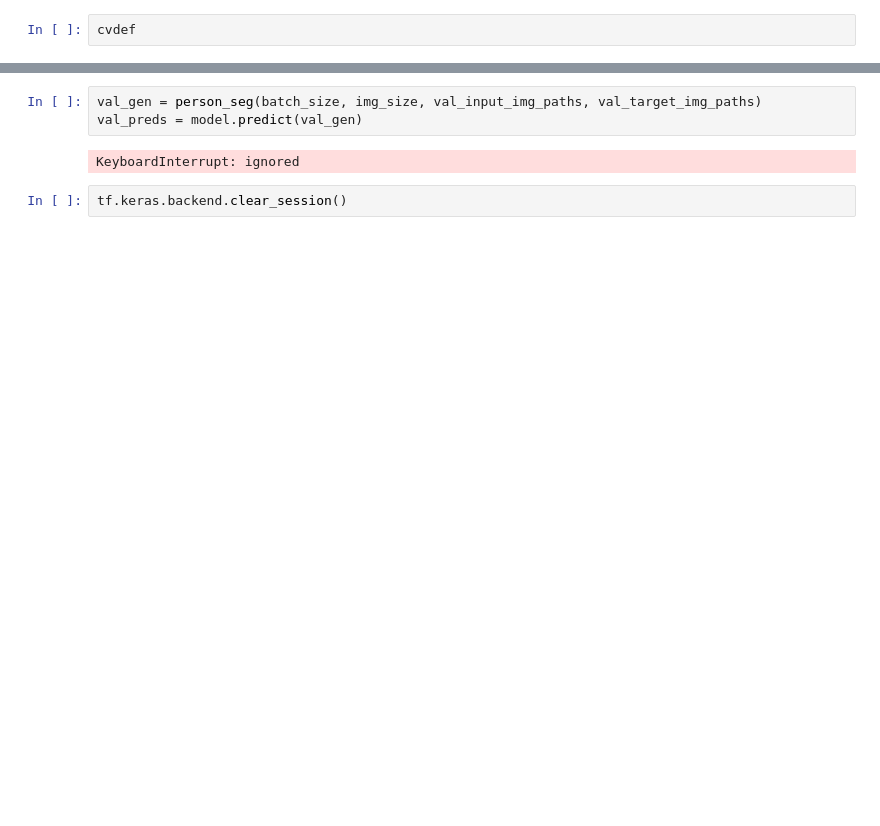
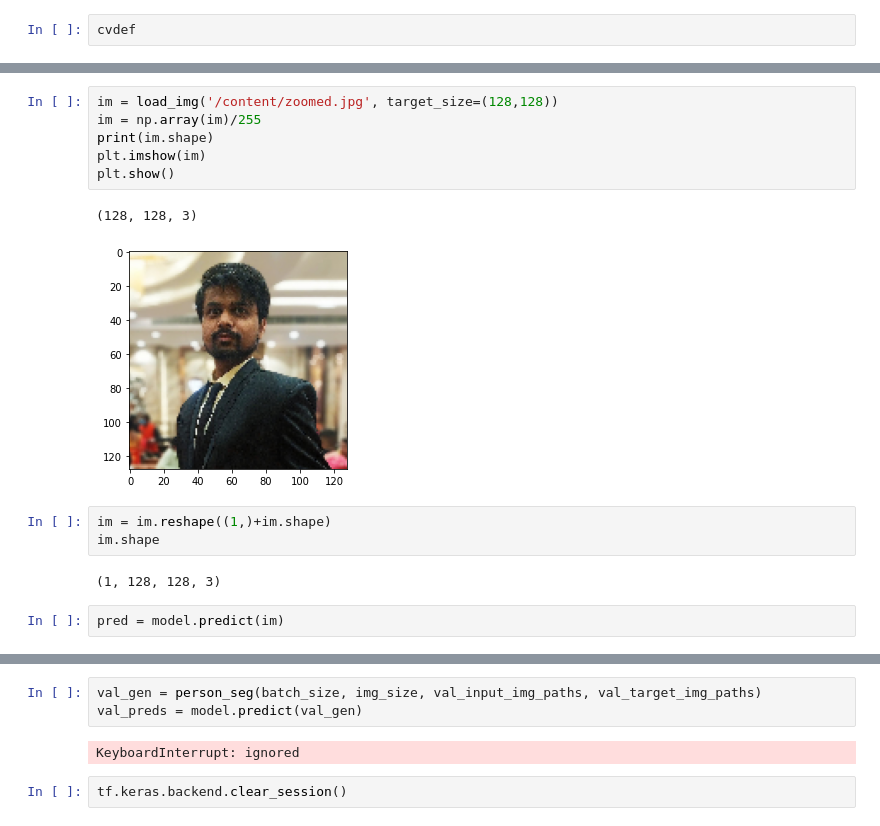
Before and after one commit to G0rav/Automatic_Background_Removal, a Jupyter notebook: Background_remover.ipynb, the cells around one changed output, grey strips where cells are left out. Saved outputs shown, nothing was run; the diff lists cells and outputs as text; blank space fills up the shorter version.

```diff
--- a/Background_remover.ipynb
+++ b/Background_remover.ipynb
@@ -449,0 +510,16 @@ plt.show()
+# %%
+im = load_img('/content/zoomed.jpg', target_size=(128,128))
+im = np.array(im)/255
+print(im.shape)
+plt.imshow(im)
+plt.show()
+# %% [output]
+(128, 128, 3)
+[figure, added]
+# %%
+im = im.reshape((1,)+im.shape)
+im.shape
+# %% [output]
+(1, 128, 128, 3)
+# %%
+pred = model.predict(im)
```
Also changed, not shown: parts of 19 cells of this notebook.
